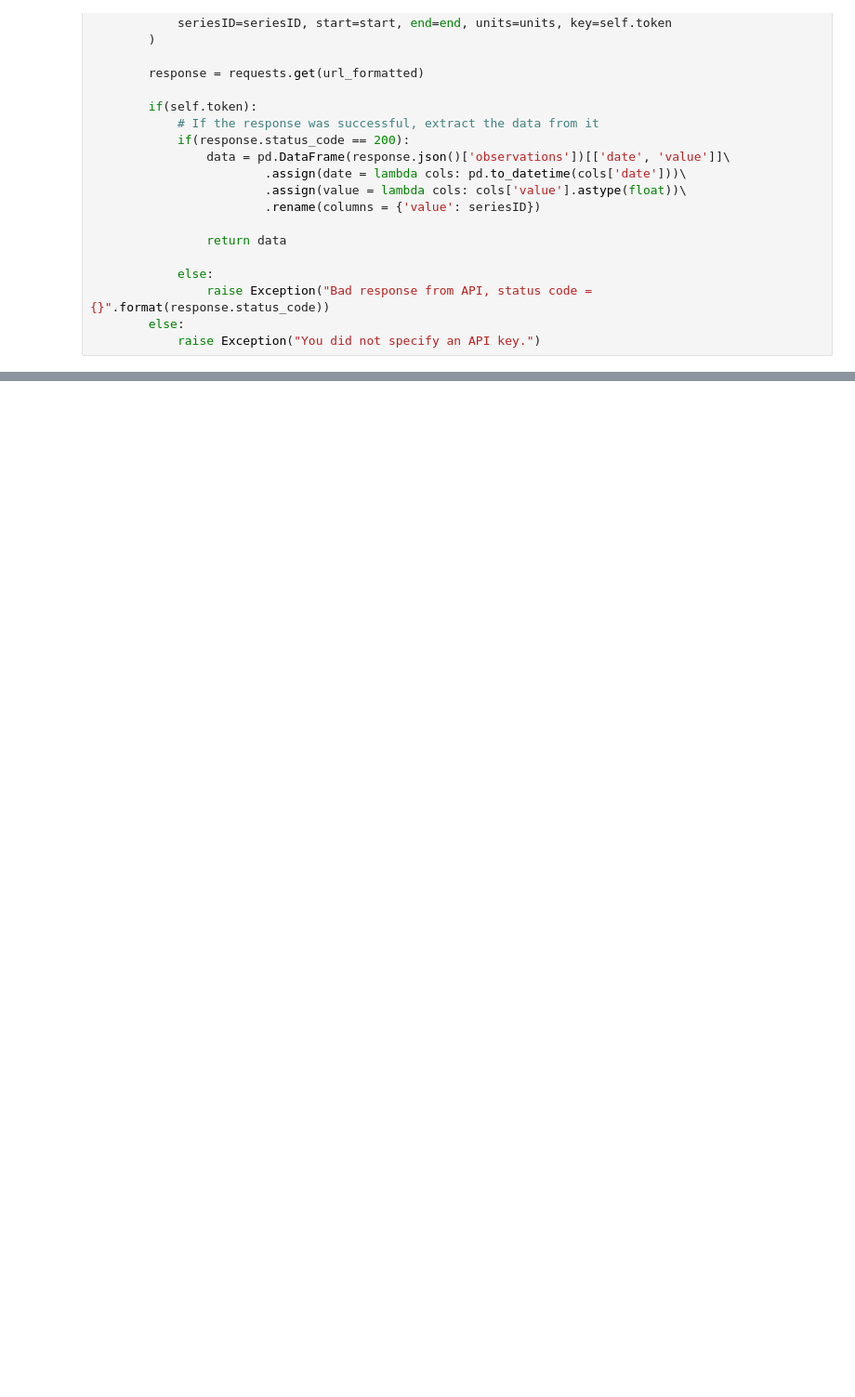
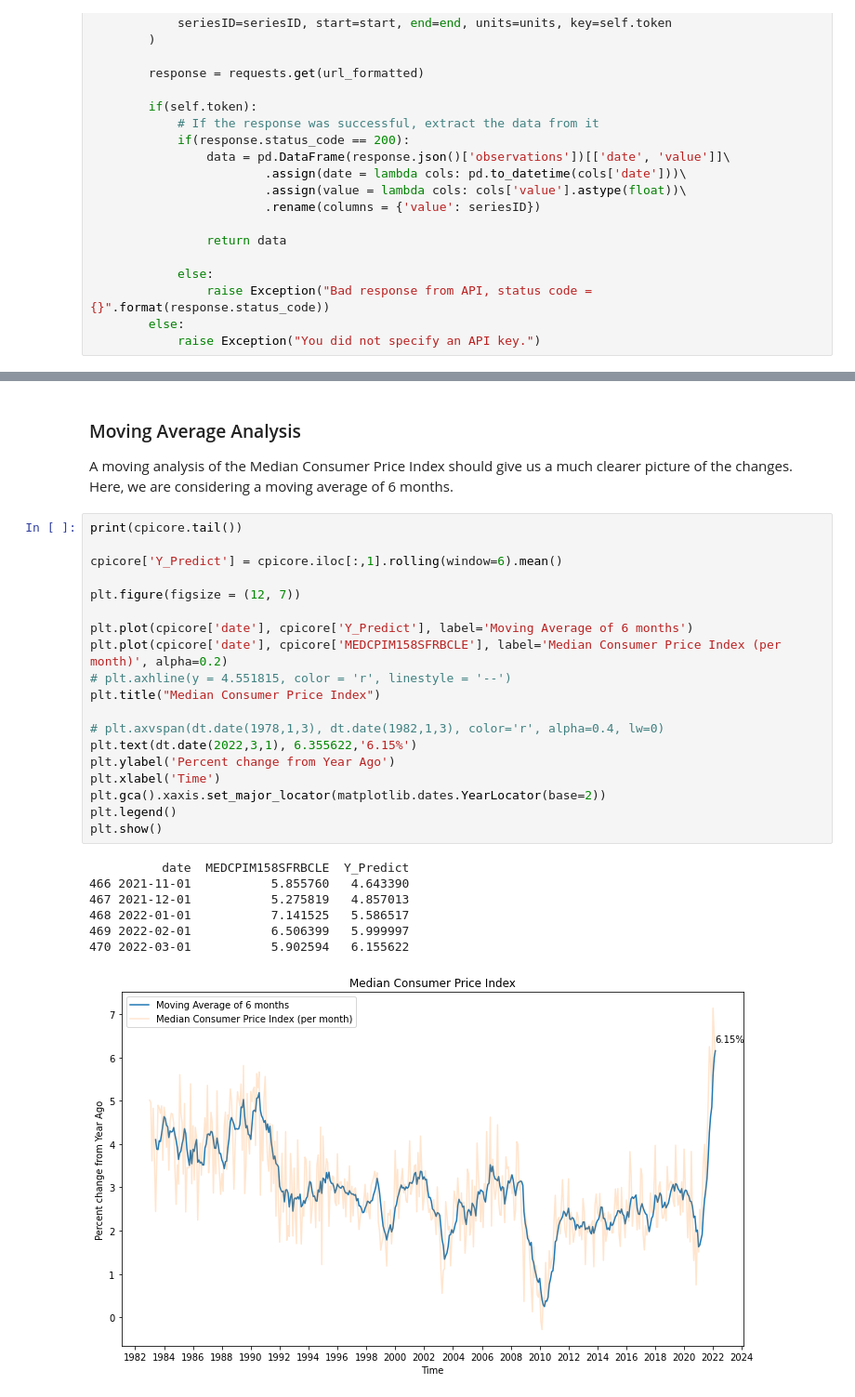
Before and after one commit to saifchowdhury95/IE555_HW7, a Jupyter notebook: fred_analysis.ipynb, the cells around one changed output, grey strips where cells are left out. Shown at 93% size. Cells and saved outputs as stored; diff of their text form; blank space fills up the shorter version.

```diff
--- a/fred_analysis.ipynb
+++ b/fred_analysis.ipynb
@@ -71,0 +124,31 @@ plt.show()
+# %% [markdown]
+### Moving Average Analysis
+
+A moving analysis of the Median Consumer Price Index should give us a much clearer picture of the changes. Here, we are considering a moving average of 6 months.
+# %%
+print(cpicore.tail())
+
+cpicore['Y_Predict'] = cpicore.iloc[:,1].rolling(window=6).mean()
+
+plt.figure(figsize = (12, 7))
+
+plt.plot(cpicore['date'], cpicore['Y_Predict'], label='Moving Average of 6 months')
+plt.plot(cpicore['date'], cpicore['MEDCPIM158SFRBCLE'], label='Median Consumer Price Index (per month)', alpha=0.2)
+# plt.axhline(y = 4.551815, color = 'r', linestyle = '--')
+plt.title("Median Consumer Price Index")
+
+# plt.axvspan(dt.date(1978,1,3), dt.date(1982,1,3), color='r', alpha=0.4, lw=0)
+plt.text(dt.date(2022,3,1), 6.355622,'6.15%')
+plt.ylabel('Percent change from Year Ago')
+plt.xlabel('Time')
+plt.gca().xaxis.set_major_locator(matplotlib.dates.YearLocator(base=2))
+plt.legend()
+plt.show()
+# %% [output]
+          date  MEDCPIM158SFRBCLE  Y_Predict
+466 2021-11-01           5.855760   4.643390
+467 2021-12-01           5.275819   4.857013
+468 2022-01-01           7.141525   5.586517
+469 2022-02-01           6.506399   5.999997
+470 2022-03-01           5.902594   6.155622
+[figure, added]
```
Also changed, not shown: parts of 10 cells of this notebook.
